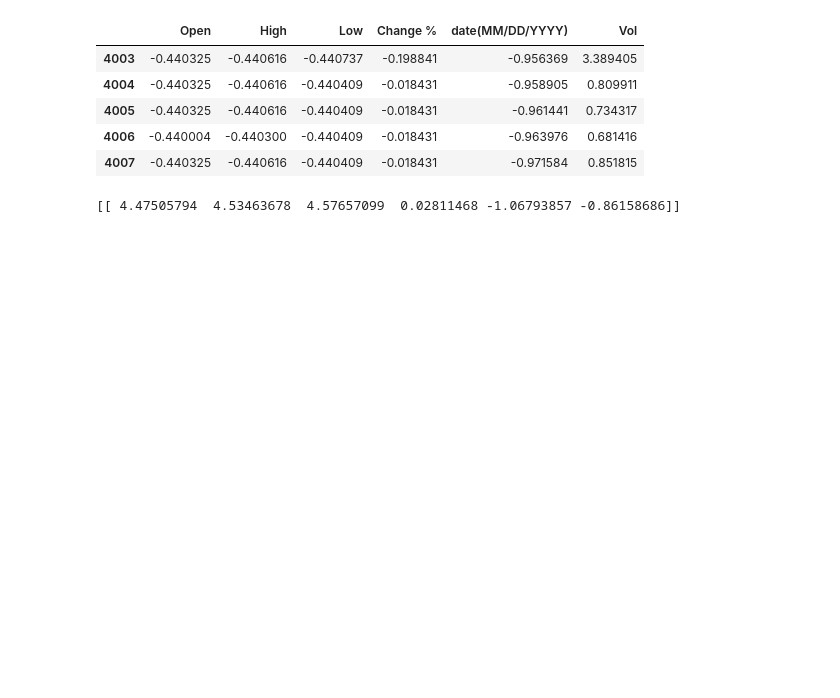
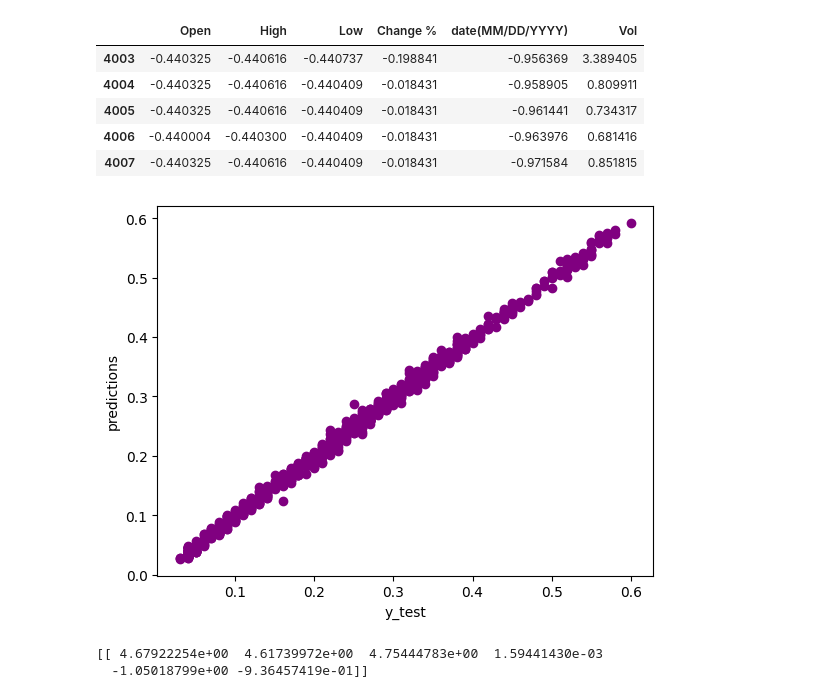
Before and after one commit to savindumahasen/NVIDIA-company-Stock-Market-predictions, a Jupyter notebook: notebook.ipynb, the cells around one changed output. Cells and saved outputs as stored; diff of their text form; code cells hidden in the pictures; blank space fills up the shorter version.

Commit message:
Plot the y_test vs predictions in scatterplot

```diff
--- a/notebook.ipynb
+++ b/notebook.ipynb
@@ -465,14 +461,22 @@ X_test.head()
+# %%
+plt.scatter(y_test,predictions, color='purple')
+plt.xlabel('y_test')
+plt.ylabel('predictions')
+plt.show()
+# %% [output]
+[figure, added]
 # %%
 # 158.20	159.31	157.34	-0.69	772025	140140000.0
 #4.642891	4.588654	4.719988	-0.030879	-1.055260	-0.931910
 #7/2/2025	157.25	152.98	157.6	152.97	171,220,000	2.58%
 #4.648357	4.641407	4.734100	0.005563	-1.065403	-0.923809
 # 145.56,   147.96, 145.5, 2.59%, 6242025,187570000.0,
-user_data =[[152.98	,157.60	,152.97	,2.58,722025, 171220000.0]]
+user_data =[[159.33,160.22,158.39,1.11,792025,138130000.0]]
 scaled_data=std_scaler.transform(user_data)
 print(scaled_data)
 # %% [output]
-[[ 4.47505794  4.53463678  4.57657099  0.02811468 -1.06793857 -0.86158686]]
+[[ 4.67922254e+00  4.61739972e+00  4.75444783e+00  1.59441430e-03
+  -1.05018799e+00 -9.36457419e-01]]
 # %%
 predictions=lr_model.predict(scaled_data)
 predictions[0]
```
Also changed, not shown: parts of 4 cells of this notebook.
